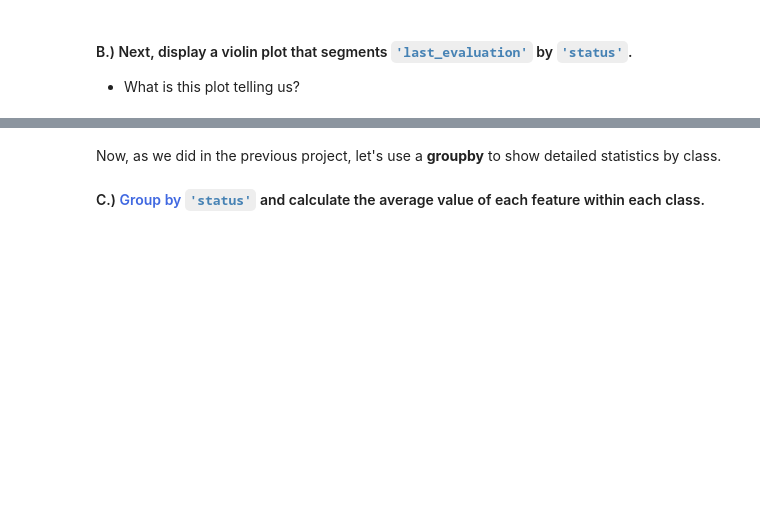
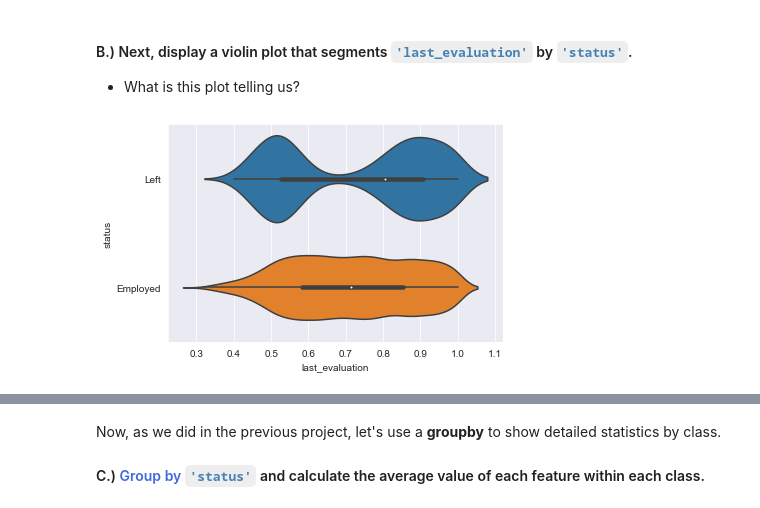
Before and after one commit to tundeiness/Chief-People-Officer, a Jupyter notebook: 1 - Workbook - Exploratory Analysis Plus.ipynb, the cells around one changed output, grey strips where cells are left out. Cells and saved outputs as stored; diff of their text form; code cells hidden in the pictures; blank space fills up the shorter version.

```diff
--- a/1 - Workbook - Exploratory Analysis Plus.ipynb
+++ b/1 - Workbook - Exploratory Analysis Plus.ipynb
@@ -720,6 +720,11 @@ plt.show()
 # %% [markdown]
 #### B.) Next, display a violin plot that segments <code style="color:steelblue">'last_evaluation'</code> by <code style="color:steelblue">'status'</code>.
 * What is this plot telling us?
+# %%
+sns.violinplot(x='last_evaluation', y='status', data=df)
+plt.show()
+# %% [output]
+[figure, added]
 # %% [markdown]
 <strong style="color:RoyalBlue">Expected output:</strong>
 <img src="embedded-picture-1">
```
Also changed, not shown: parts of 1 cell of this notebook.
